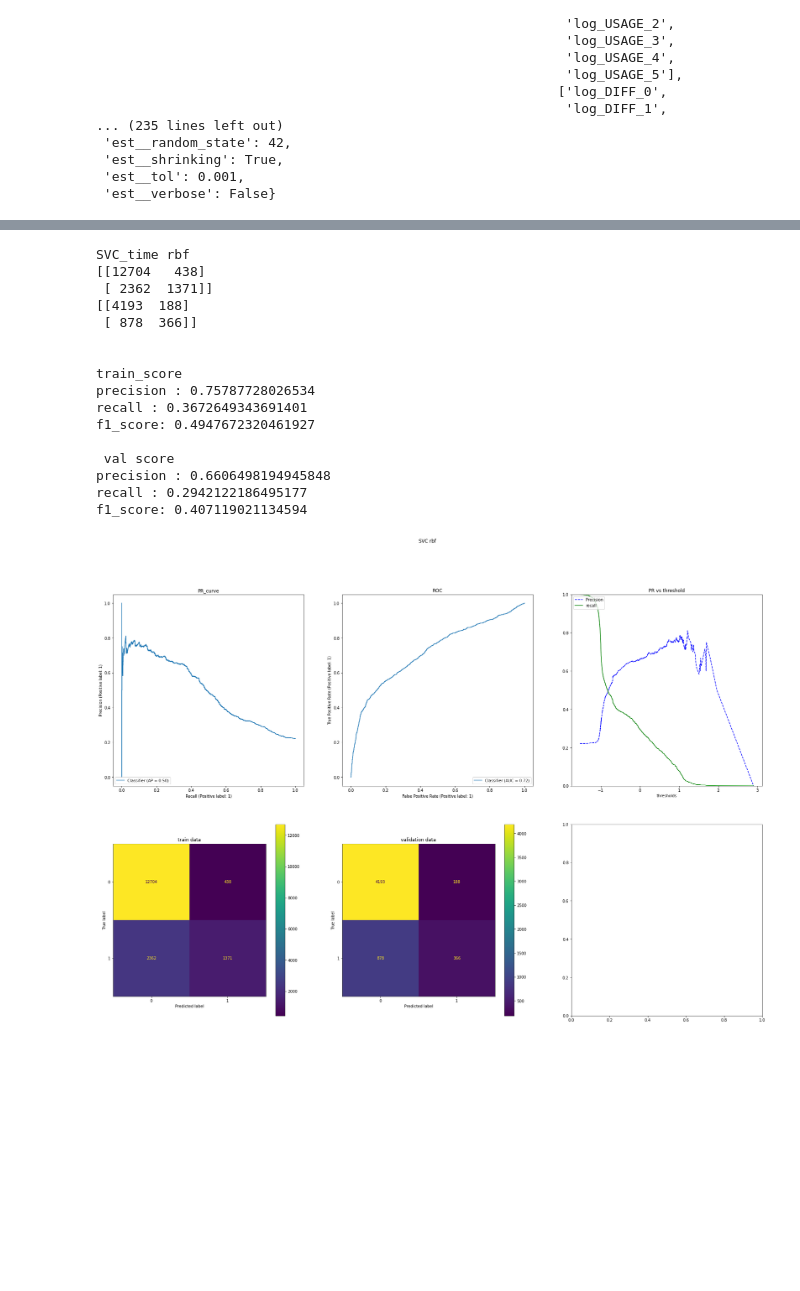
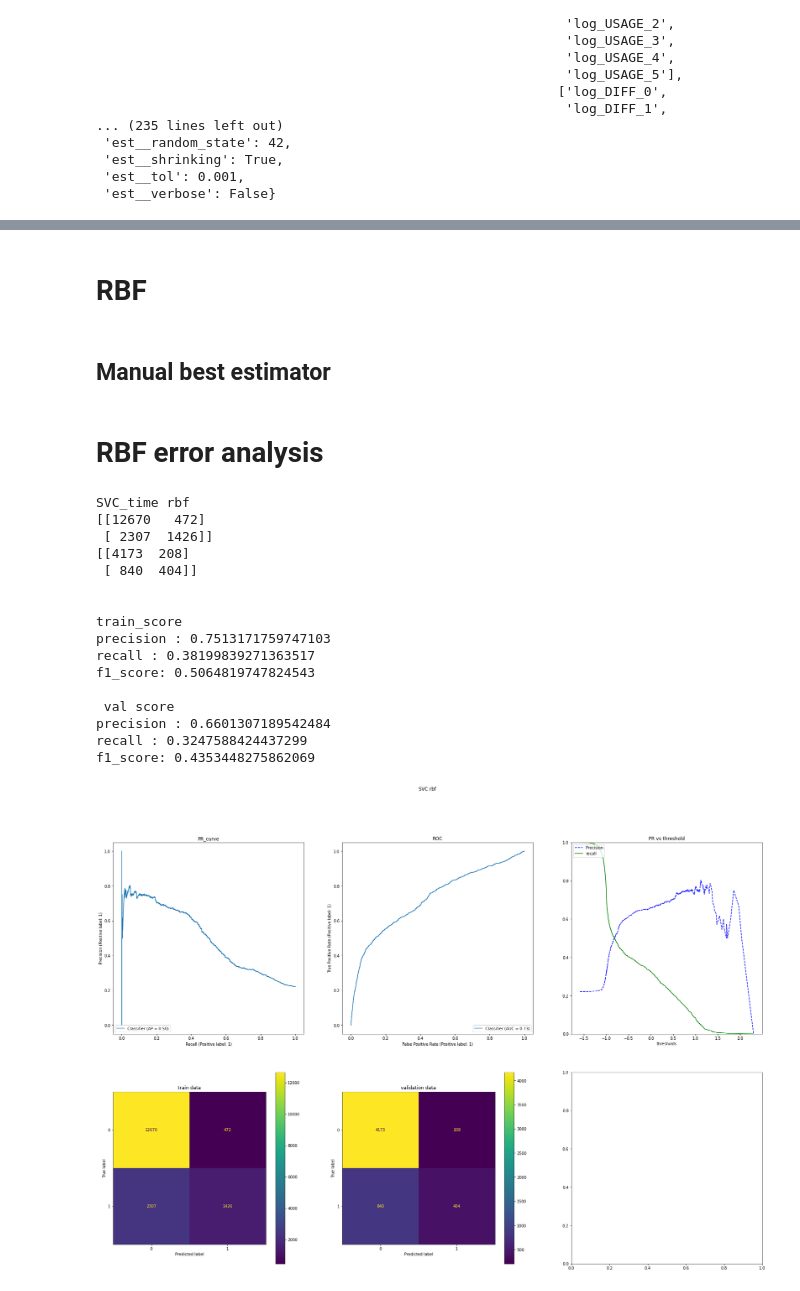
Before and after one commit to sinwall/221117_MLBasic, a Jupyter notebook: SW/time_series_SVM_grd.ipynb, the cells around one changed output, grey strips where cells are left out. Saved outputs shown, nothing was run; the diff lists cells and outputs as text; code cells hidden in the pictures; blank space fills up the shorter version.

```diff
--- a/SW/time_series_SVM_grd.ipynb
+++ b/SW/time_series_SVM_grd.ipynb
@@ -353,3 +385,7 @@ f1_score: 0.41243216576221015
+# %% [markdown]
+# RBF
+# %% [markdown]
+## Manual best estimator
 # %%
 from sklearn.metrics import precision_recall_curve
 from sklearn.metrics import PrecisionRecallDisplay
@@ -376,10 +412,12 @@ to_csv(train_pred,f'train',f'SVC_time/{k_type}/pred')
 to_csv(val_pred,f'val',f'SVC_time/{k_type}/pred')
 #to_csv(val_prob,'val','prob')
 to_csv(y_score,'val',f'SVC_time/{k_type}/decision')
+# %% [markdown]
+# RBF error analysis
 # %%
 k_type = 'rbf'
 fig, axes = plt.subplots(2,3,figsize=(30,20))
-address=f'C:/Users/sean/Documents/git/221117_MLBasic/SW/output/SVC_time/{k_type}/'
+address=f'C:/Users/sean/Documents/git/221117_MLBasic/SW/output/SVC_time/{k_type}/bop/'
 train_pred = pd.read_csv(address+'pred_train.csv').to_numpy()
 val_pred = pd.read_csv(address+'pred_val.csv').to_numpy()
 y_score = pd.read_csv(address+'decision_val.csv').to_numpy()
@@ -392,41 +430,41 @@ print(cf_matrix_v)
 print('\n')
 print('train_score')
 pre_rec_score(y_train,train_pred)
 print('\n val score')
 pre_rec_score(y_val,val_pred)
 
 RocCurveDisplay.from_predictions(y_val,y_score,ax=axes[0,1])
 display = PrecisionRecallDisplay.from_predictions(y_val,y_score,ax=axes[0,0])
 # display.plot(ax=axes[0,0])
 display = ConfusionMatrixDisplay(cf_matrix_t)
 display.plot(ax=axes[1,0])
 display = ConfusionMatrixDisplay(cf_matrix_v)
 display.plot(ax=axes[1,1])
 axes[0,1].set_title('ROC')
 axes[0,0].set_title('PR_curve')
 axes[1,0].set_title('train data')
 axes[1,1].set_title('validation data')
 precisions , recalls , thresholds = precision_recall_curve(y_val, y_score)
 plot_precision_recall_vs_threshold(precisions, recalls, thresholds,ax=axes[0,2])
 axes[0,2].set_title('PR vs threshold')
 fig.suptitle(f'SVC {k_type}')
 plt.show()
 plt.close()
 # %% [output]
 SVC_time rbf
-[[12704   438]
- [ 2362  1371]]
-[[4193  188]
- [ 878  366]]
+[[12670   472]
+ [ 2307  1426]]
+[[4173  208]
+ [ 840  404]]
 
 
 train_score
-precision : 0.75787728026534
-recall : 0.3672649343691401
-f1_score: 0.4947672320461927
+precision : 0.7513171759747103
+recall : 0.38199839271363517
+f1_score: 0.5064819747824543
 
  val score
-precision : 0.6606498194945848
-recall : 0.2942122186495177
-f1_score: 0.407119021134594
+precision : 0.6601307189542484
+recall : 0.3247588424437299
+f1_score: 0.4353448275862069
-[figure, old version]
+[figure, new version]
```
Also changed, not shown: parts of 11 cells of this notebook, 1 other file.
